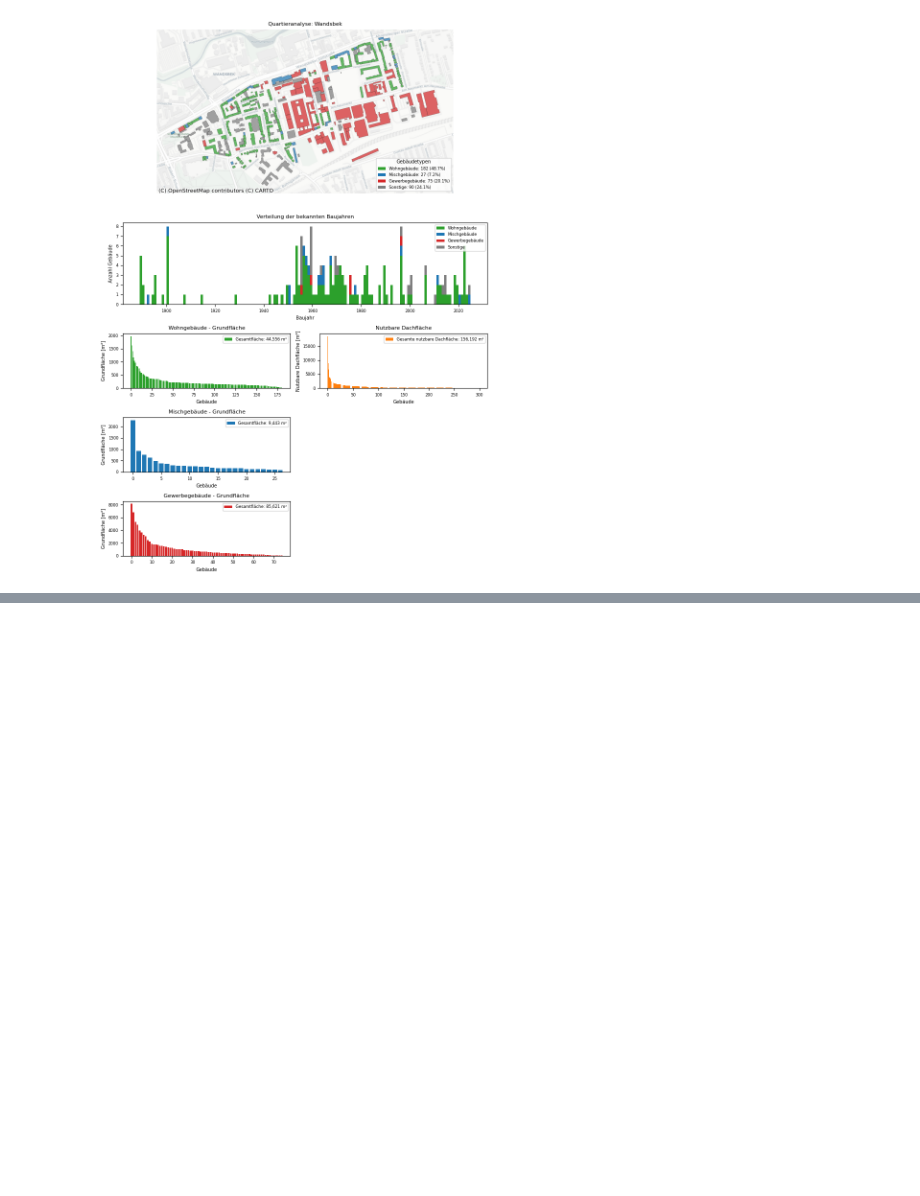
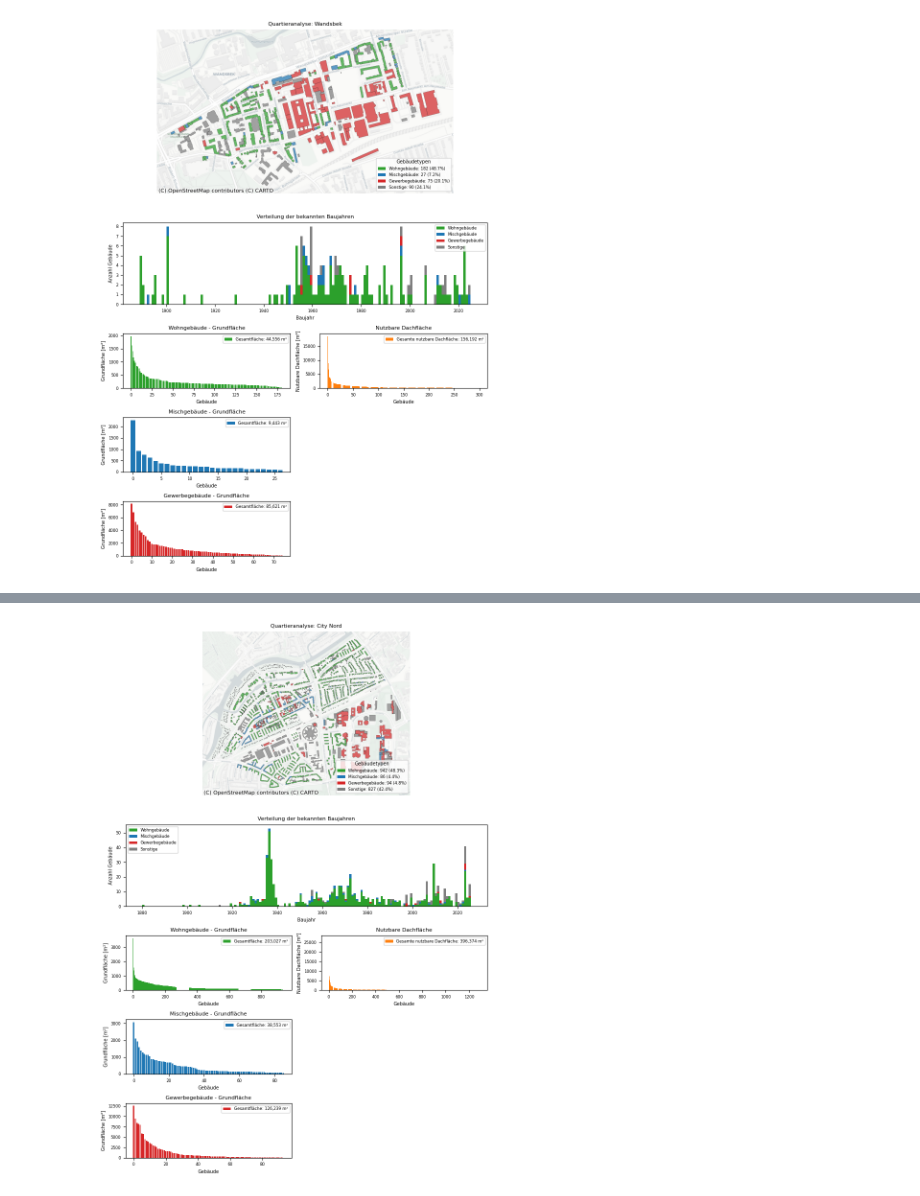
Before and after one commit to DanyBoi22/buildsim, a Jupyter notebook: notebooks/report.ipynb, the cells around one changed output, grey strips where cells are left out. Saved outputs shown, nothing was run; the diff lists cells and outputs as text; code cells hidden in the pictures; blank space fills up the shorter version.

```diff
--- a/notebooks/report.ipynb
+++ b/notebooks/report.ipynb
@@ -18,0 +48,19 @@ build_report(inspection_area, title="Quartieranalyse: Wandsbek", save_file="buil
+# %%
+inspection_area = [[10.01806470193082, 53.61522442932927],
+                  [10.0097018715396, 53.61206474671362],
+                  [10.001020066635839, 53.6117167526437],
+                  [9.996227448288922, 53.60880920727803],
+                  [9.995003534011472, 53.60609159136859],
+                  [9.994365404346551, 53.60372162732476],
+                  [9.992821682024852, 53.60226787118915],
+                  [9.997348135579054, 53.60201570374794],
+                  [10.006507514863095, 53.59939376909675],
+                  [10.013536150748445, 53.599994211478105],
+                  [10.025250809714526, 53.60030937836359],
+                  [10.025199251765294, 53.60549151086822],
+                  [10.027169961889353, 53.60618642898026],
+                  [10.024135643962275, 53.610326172433325]]
+
+build_report(inspection_area, title="Quartieranalyse: City Nord", save_file="building_report_city_nord.pdf")
+# %% [output]
+[figure, added]
```
Also changed, not shown: parts of 2 cells of this notebook.
